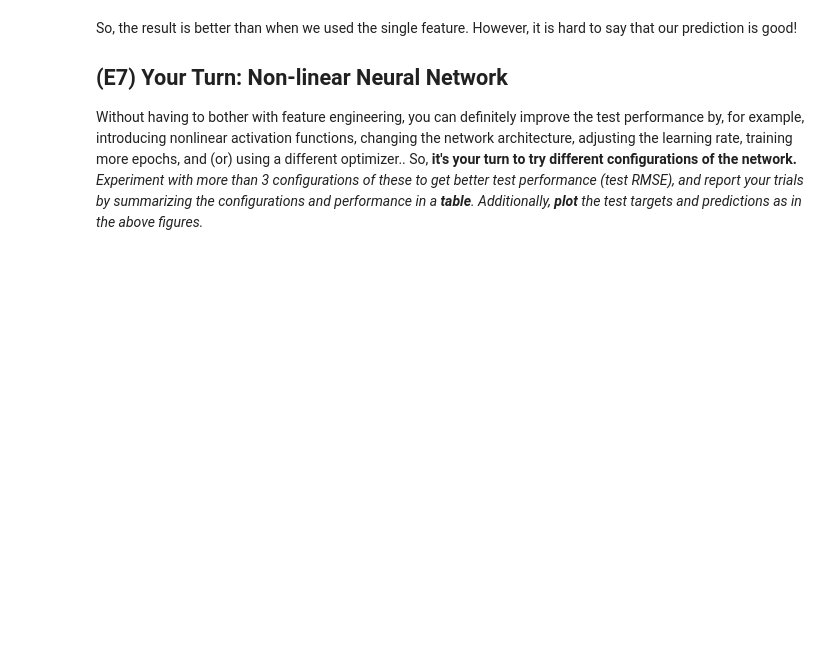
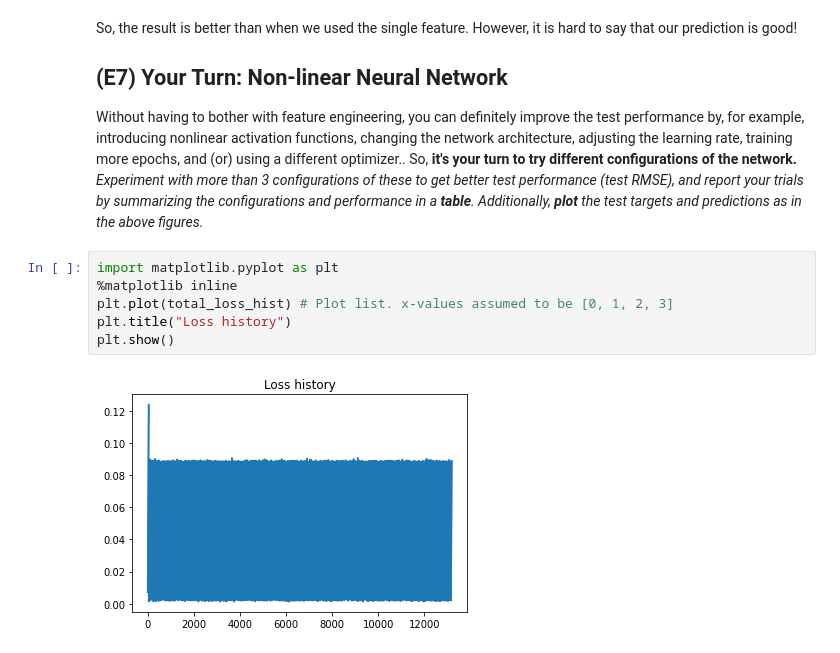
Before and after one commit to armandordorica/MIE1516_A3_Neural_Network, a Jupyter notebook: E7_regression.ipynb, the cells around one changed output. Saved outputs shown, nothing was run; the diff lists cells and outputs as text; blank space fills up the shorter version.

```diff
--- a/E7_regression.ipynb
+++ b/E7_regression.ipynb
@@ -258,3 +263,11 @@ So, the result is better than when we used the single feature. However, it is ha
 
 ## (E7) Your Turn:  Non-linear Neural Network
 Without having to bother with feature engineering, you can definitely improve the test performance by, for example, introducing nonlinear activation functions, changing the network architecture, adjusting the learning rate, training more epochs, and (or) using a different optimizer.. So, **it's your turn to try different configurations of the network.** *Experiment with more than 3 configurations of these to get better test performance (test RMSE), and report your trials by summarizing the configurations and performance in a **table**. Additionally, **plot** the test targets and predictions as in the above figures.*
+# %%
+import matplotlib.pyplot as plt
+%matplotlib inline
+plt.plot(total_loss_hist) # Plot list. x-values assumed to be [0, 1, 2, 3]
+plt.title("Loss history")
+plt.show()
+# %% [output]
+[figure, added]
```
Also changed, not shown: parts of 9 cells of this notebook, 4 other files.
